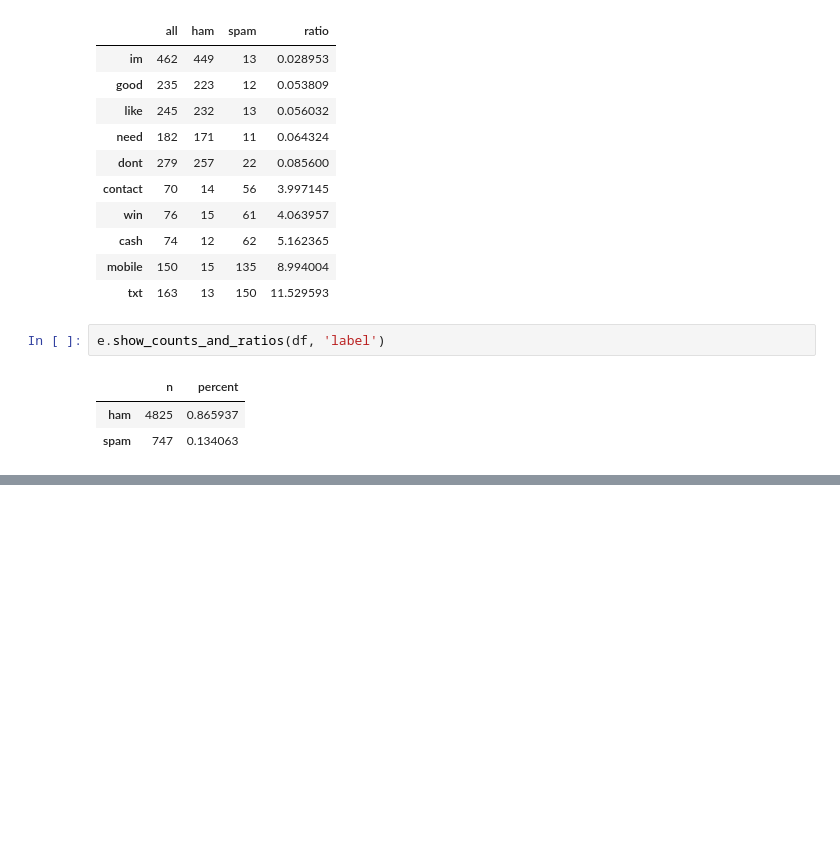
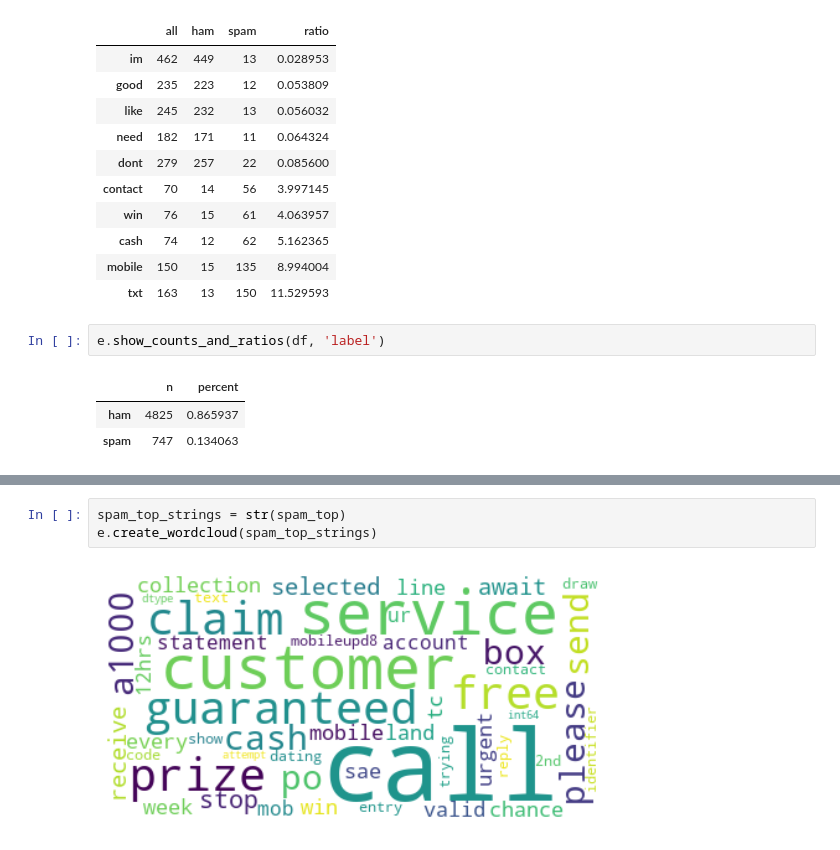
Before and after one commit to stephen-c-perry/natural-language-processing-exercises, a Jupyter notebook: explore.ipynb, the cells around one changed output, grey strips where cells are left out. Cells and saved outputs as stored; diff of their text form; blank space fills up the shorter version.

```diff
--- a/explore.ipynb
+++ b/explore.ipynb
@@ -111,0 +142,5 @@ e.create_bigrams()
+# %%
+spam_top_strings = str(spam_top)
+e.create_wordcloud(spam_top_strings)
+# %% [output]
+[figure, added]
```
Also changed, not shown: parts of 7 cells of this notebook, 2 other files.
